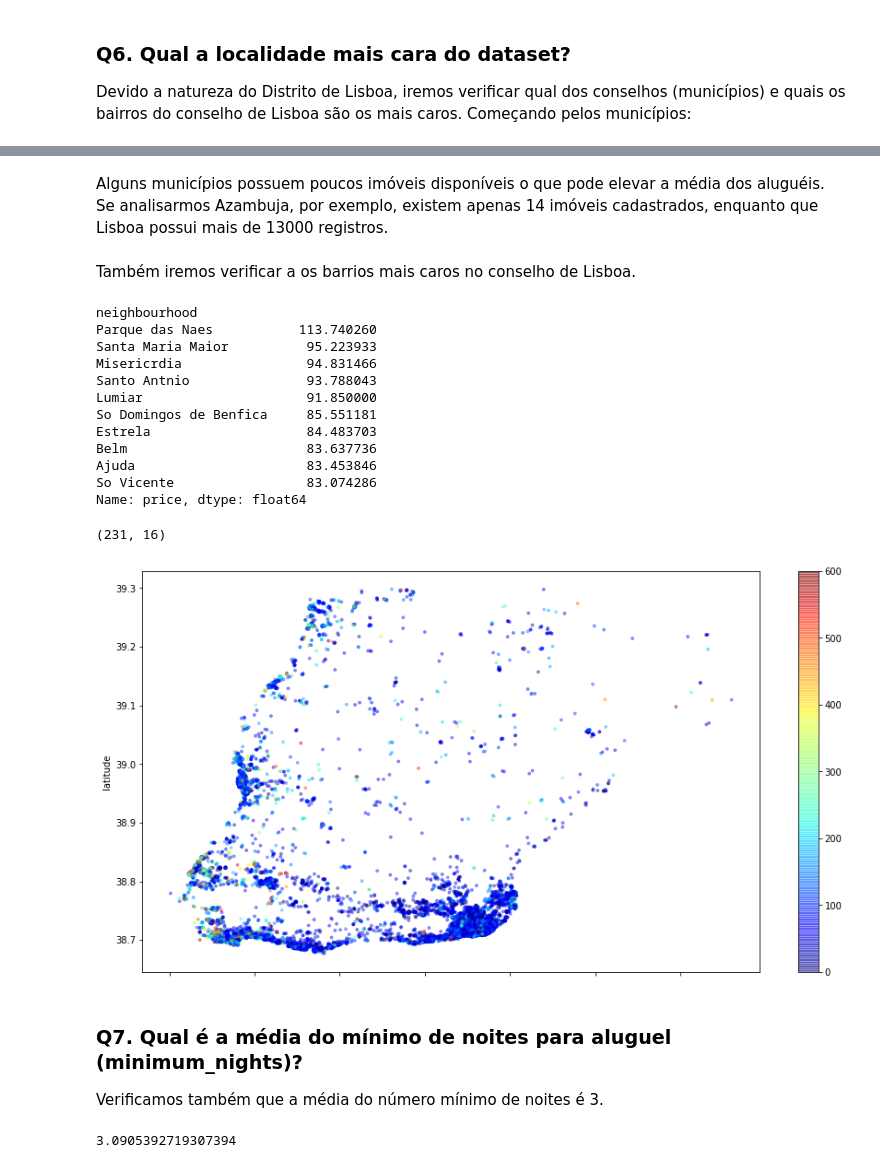
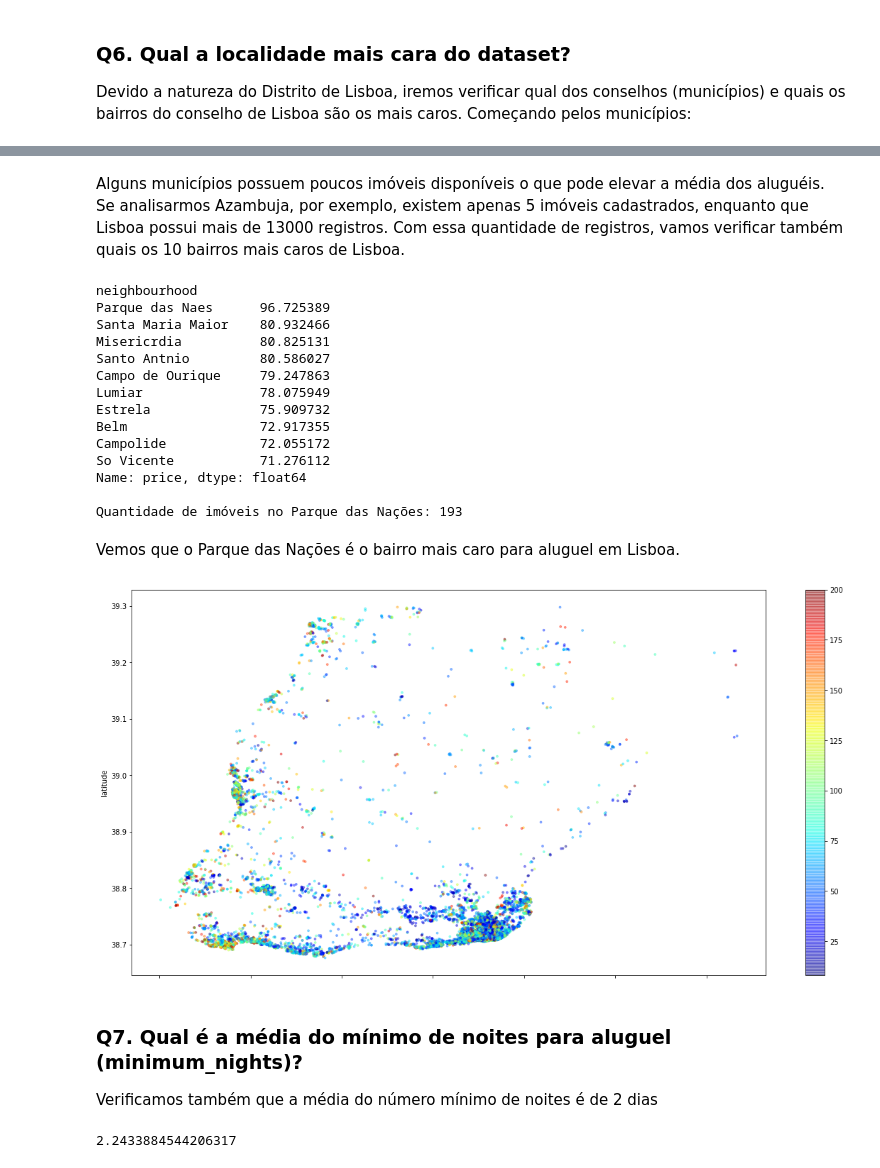
Before and after one commit to virb30/airbnb-lisboa, a Jupyter notebook: Projeto_Analisando_os_Dados_do_Airbnb_Grande_Lisboa.ipynb, the cells around one changed output, grey strips where cells are left out. Drawn from its saved outputs; the diff is of its cells as text; code cells hidden in the pictures.

```diff
--- a/Projeto_Analisando_os_Dados_do_Airbnb_Grande_Lisboa.ipynb
+++ b/Projeto_Analisando_os_Dados_do_Airbnb_Grande_Lisboa.ipynb
@@ -263,8 +341,6 @@ Vemos que a quantidade de registros com a variável `minimum_nights` acima de ac
 # %%
 # copiar o dataframe original
 df_clean = df.copy()
-df_clean.drop(df_clean[df_clean.price > 600].index, axis=0, inplace=True)
-df_clean.drop(df_clean[df_clean.minimum_nights > 30].index, axis=0, inplace=True)
-
-# verificar histogramas dos dados limpos
-df_clean.hist(bins=15, figsize=(15,10));
+df_clean.drop(df_clean[df_clean.price > 200].index, axis=0, inplace=True)
+df_clean.drop(df_clean[df_clean.price == 0].index, axis=0, inplace=True)
+df_clean.drop(df_clean[df_clean.minimum_nights > 6].index, axis=0, inplace=True)
@@ -368,39 +477,40 @@ Arruda Dos Vinhos            6
 Name: neighbourhood_group, dtype: int64
 # %% [markdown]
-Alguns municípios possuem poucos imóveis disponíveis o que pode elevar a média dos aluguéis. Se analisarmos Azambuja, por exemplo, existem apenas 14 imóveis cadastrados, enquanto que Lisboa possui mais de 13000 registros.
+Alguns municípios possuem poucos imóveis disponíveis o que pode elevar a média dos aluguéis. Se analisarmos Azambuja, por exemplo, existem apenas 5 imóveis cadastrados, enquanto que Lisboa possui mais de 13000 registros. Com essa quantidade de registros, vamos verificar também quais os 10 bairros mais caros de Lisboa.
-# %% [markdown]
-Também iremos verificar a os barrios mais caros no conselho de Lisboa.
 # %%
 # extrair média de preço do município de Lisboa por bairro
-df_clean[df_clean.neighbourhood_group == 'Lisboa'].groupby(['neighbourhood']).price.mean().sort_values(ascending=False)[:10]
+print(df_clean[df_clean.neighbourhood_group == 'Lisboa'].groupby(['neighbourhood']).price.mean().sort_values(ascending=False)[:10])
+
+# ver quantidade de imóveis no Parque das Naes
+print('\nQuantidade de imóveis no Parque das Nações: {}'.format(df_clean[df_clean.neighbourhood == "Parque das Naes"].shape[0]))
 # %% [output]
 neighbourhood
-Parque das Naes           113.740260
-Santa Maria Maior          95.223933
-Misericrdia                94.831466
-Santo Antnio               93.788043
-Lumiar                     91.850000
-So Domingos de Benfica     85.551181
-Estrela                    84.483703
-Belm                       83.637736
-Ajuda                      83.453846
-So Vicente                 83.074286
+Parque das Naes      96.725389
+Santa Maria Maior    80.932466
+Misericrdia          80.825131
+Santo Antnio         80.586027
+Campo de Ourique     79.247863
+Lumiar               78.075949
+Estrela              75.909732
+Belm                 72.917355
+Campolide            72.055172
+So Vicente           71.276112
 Name: price, dtype: float64
+
+Quantidade de imóveis no Parque das Nações: 193
+# %% [markdown]
+Vemos que o Parque das Nações é o bairro mais caro para aluguel em Lisboa.
 # %%
-# ver quantidade de imóveis no Parque das Naes
-print(df_clean[df_clean.neighbourhood == "Parque das Naes"].shape)
-
 # plotar os imóveis pela latitude-longitude
-df_clean.plot(kind='scatter', x='longitude', y='latitude', alpha=0.4, c=df_clean['price'], s=8, cmap=plt.get_cmap('jet'), figsize=(15,8));
+df_clean.plot(kind='scatter', x='longitude', y='latitude', alpha=0.4, c=df_clean['price'], s=8, cmap=plt.get_cmap('jet'), figsize=(20,10));
 # %% [output]
-(231, 16)
-[figure, old version]
+[figure, new version]
 # %% [markdown]
 ### **Q7. Qual é a média do mínimo de noites para aluguel (minimum_nights)?**
 
-Verificamos também que a média do número mínimo de noites é 3.
+Verificamos também que a média do número mínimo de noites é de 2 dias
 # %%
 # ver a média da coluna `minimum_nights``
 df_clean.minimum_nights.mean()
 # %% [output]
-3.0905392719307394
+2.2433884544206317
```
Also changed, not shown: parts of 34 cells of this notebook.
